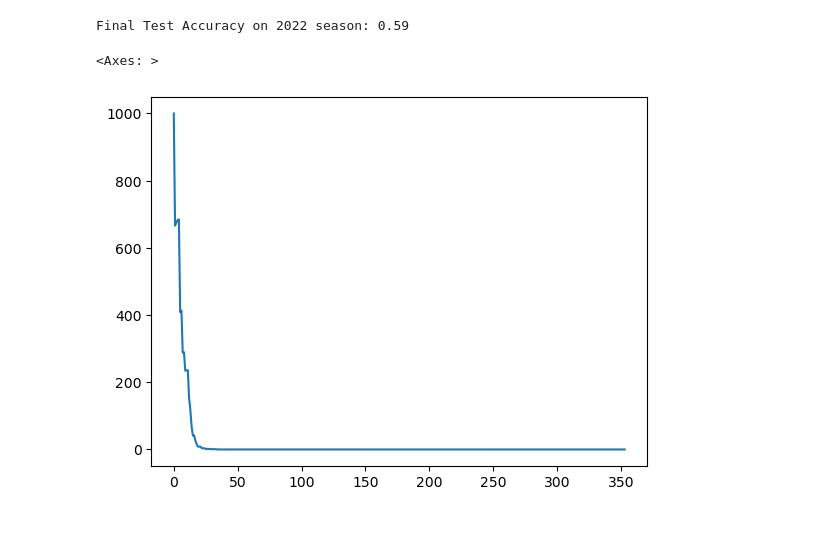
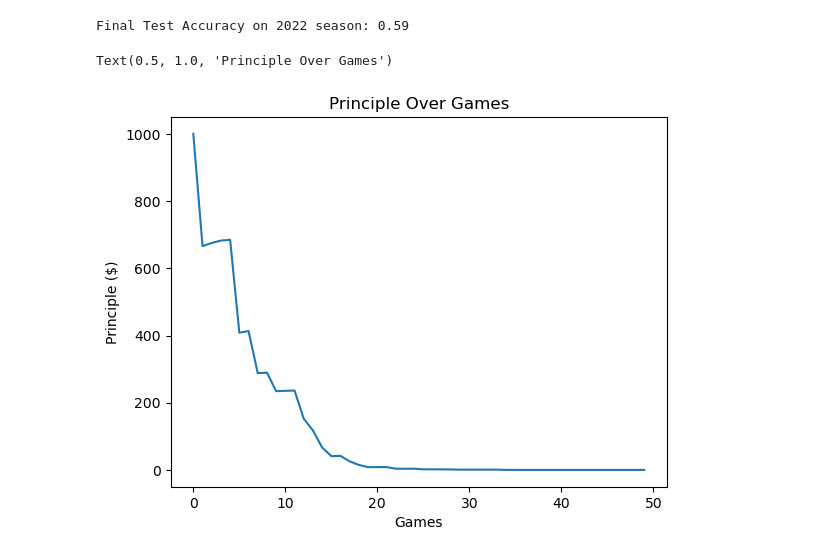
Before and after one commit to csangelahu/ML_final, a Jupyter notebook: predict_svm.ipynb, the cells around one changed output. Cells and saved outputs as stored; diff of their text form; code cells hidden in the pictures; blank space fills up the shorter version.

Commit message:
fixed graph

```diff
--- a/predict_svm.ipynb
+++ b/predict_svm.ipynb
@@ -194,5 +195,9 @@ import seaborn as sns
-# %%
-sns.lineplot(x=range(len(principal_over_time)), y=principal_over_time)
-# %% [output]
-<Axes: >
-[figure, removed]
+# %%
+# sns.lineplot(x=range(len(principal_over_time)), y=principal_over_time)
+sns.lineplot(x=range(50), y=principal_over_time[0:50])
+plt.xlabel('Games')
+plt.ylabel('Principle ($)')
+plt.title('Principle Over Games')
+# %% [output]
+Text(0.5, 1.0, 'Principle Over Games')
+[figure, added]
```
Also changed, not shown: parts of 1 cell of this notebook.
